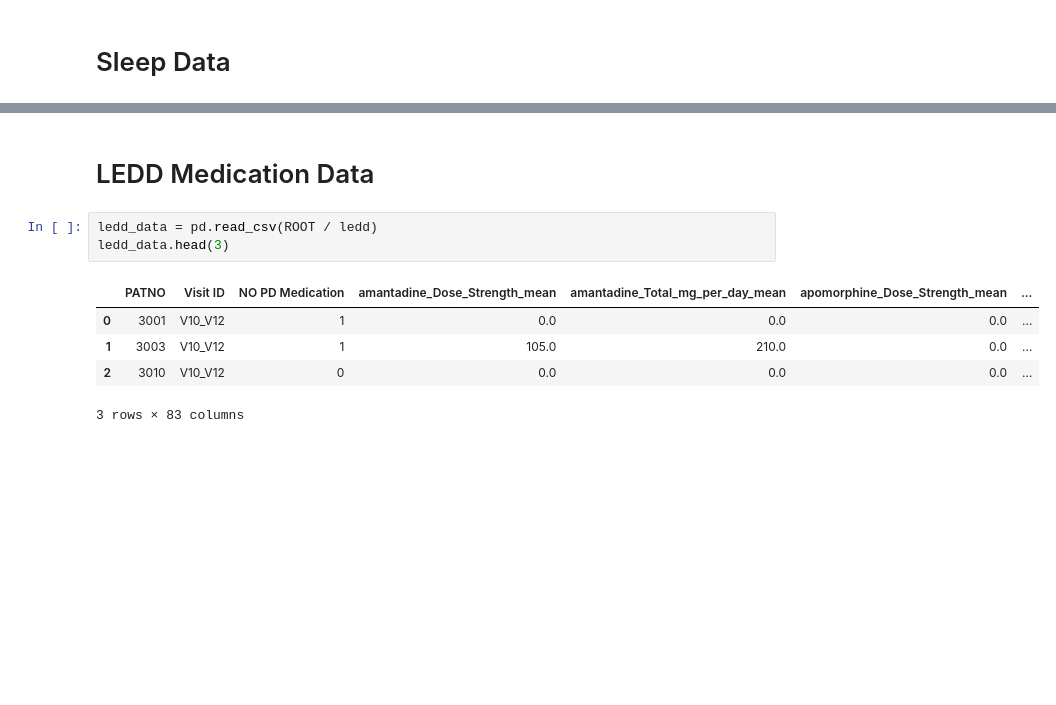
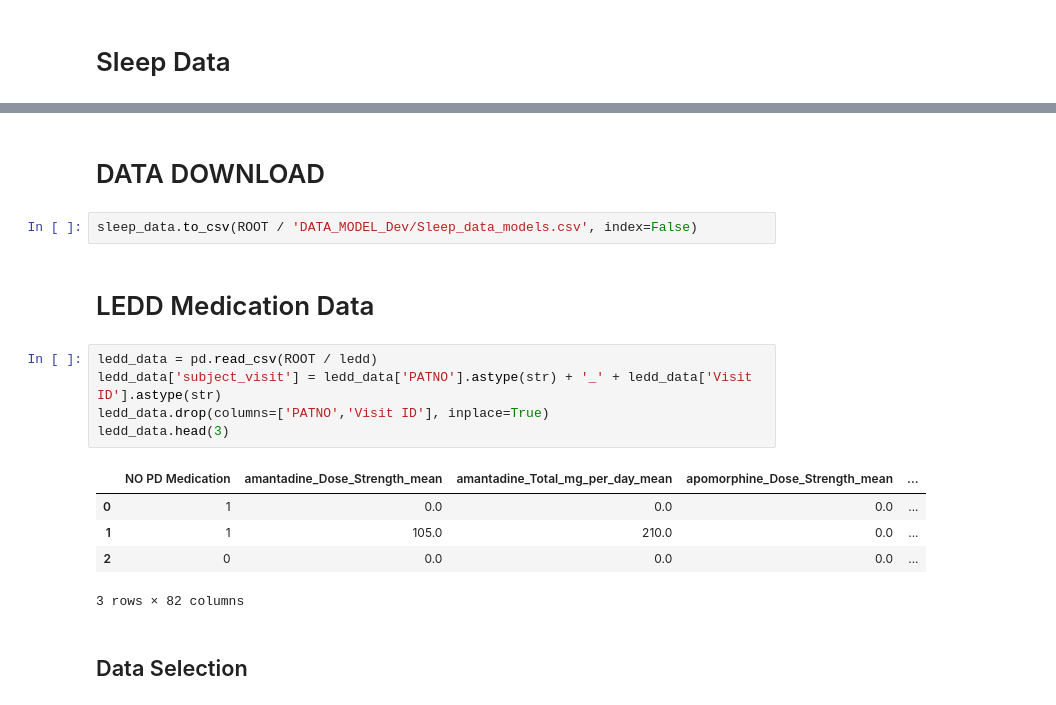
Before and after one commit to fserracrespi/PD_Project_UofL, a Jupyter notebook: PD_DATA/MODELS DEVELOPMENT/MODEL_DEVELOPMENT/data_split.ipynb, the cells around one changed output, grey strips where cells are left out. Drawn from its saved outputs; the diff is of its cells as text; blank space fills up the shorter version.

```diff
--- a/PD_DATA/MODELS DEVELOPMENT/MODEL_DEVELOPMENT/data_split.ipynb
+++ b/PD_DATA/MODELS DEVELOPMENT/MODEL_DEVELOPMENT/data_split.ipynb
@@ -162,11 +249,19 @@ sleep_data.head(3)
+# %% [markdown]
+# DATA DOWNLOAD
+# %%
+sleep_data.to_csv(ROOT / 'DATA_MODEL_Dev/Sleep_data_models.csv', index=False)
 # %% [markdown]
 # LEDD Medication Data
 # %%
 ledd_data = pd.read_csv(ROOT / ledd)
+ledd_data['subject_visit'] = ledd_data['PATNO'].astype(str) + '_' + ledd_data['Visit ID'].astype(str)
+ledd_data.drop(columns=['PATNO','Visit ID'], inplace=True)
 ledd_data.head(3)
 # %% [output]
-|  | PATNO | Visit ID | NO PD Medication | amantadine_Dose_Strength_mean | amantadine_Total_mg_per_day_mean | apomorphine_Dose_Strength_mean | ... |
-| 0 | 3001 | V10_V12 | 1 | 0.0 | 0.0 | 0.0 | ... |
-| 1 | 3003 | V10_V12 | 1 | 105.0 | 210.0 | 0.0 | ... |
-| 2 | 3010 | V10_V12 | 0 | 0.0 | 0.0 | 0.0 | ... |
+|  | NO PD Medication | amantadine_Dose_Strength_mean | amantadine_Total_mg_per_day_mean | apomorphine_Dose_Strength_mean | ... |
+| 0 | 1 | 0.0 | 0.0 | 0.0 | ... |
+| 1 | 1 | 105.0 | 210.0 | 0.0 | ... |
+| 2 | 0 | 0.0 | 0.0 | 0.0 | ... |
-3 rows × 83 columns
+3 rows × 82 columns
+# %% [markdown]
+## Data Selection
```
Also changed, not shown: parts of 19 cells of this notebook, 14 other files.
